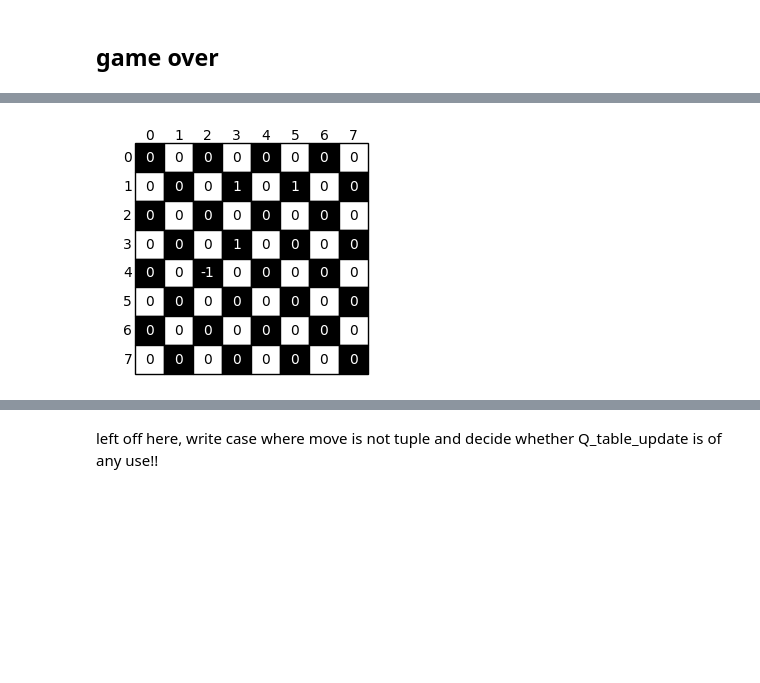
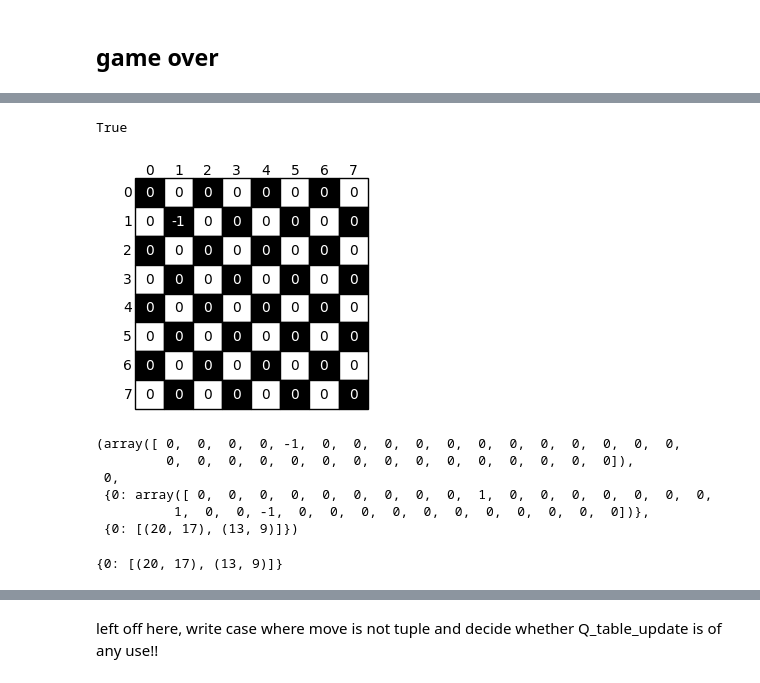
Before and after one commit to federicoschiaffino/Eldo, a Jupyter notebook: Eldo/Q Learning.ipynb, the cells around one changed output, grey strips where cells are left out. Cells and saved outputs as stored; diff of their text form; code cells hidden in the pictures; blank space fills up the shorter version.

```diff
--- a/Eldo/Q Learning.ipynb
+++ b/Eldo/Q Learning.ipynb
@@ -335,2 +237,0 @@ visualize([bb, (0,4)])
-# %%
-ind_board, white_boards = initialise_board(bb, 1, Q_black, black_boards)
@@ -341,22 +238,13 @@ find_move(bb, 1, ind_board, Q_black, black_mult_caps_dict)
-# %%
-bb = np.array([ 0, 0, 0, 0, 0, 0, 0, 0, 0, 0, 0, 0, 0, 0, 0, 0,  0, 0, 0, 0,
-                0, 0, 0, 0, 0, 0, 0, 0, 0, 0, 0, 0,])
-
-bb[17] = -1
-bb[13] = 1
-bb[6] = 1
-bb[5] = 1
-
-
-visualize([bb, -1])
-# %% [output]
-[figure, removed]
+# %%
+isinstance(['my_move'], list)
+# %% [output]
+True
 # %%
-def update_board(initial_board, agent, ind_board, my_move, color_hist, turns_without_cap = 0):
+def update_board(initial_board, agent, ind_board, my_move, color_boards, color_moves, turns_without_cap = 0):
     '''return new board and updates the number of turns without cap'''
     #updates board after move
     #if there is a cap
-    if type(my_move) == list:
+    if isinstance(my_move, list):
         #turns_without_cap = 0
         for cap in my_move:
             initial_board, turns_without_cap = nextState([initial_board, agent, cap], cap, turns_without_cap)
@@ -365,14 +253,18 @@ def update_board(initial_board, agent, ind_board, my_move, color_hist, turns_wit
         #pdb.set_trace()
         initial_board, turns_without_cap = nextState([initial_board, agent, my_move], my_move, turns_without_cap)
     visualize([initial_board, agent])
+
     #add to history of moves in this game
-    if ind_board in color_hist: # Check if ind_board exists in color_hist
+    if ind_board in color_moves: # Check if ind_board exists in color_moves
         #check if this position has already appeared twice - if so end the game
-        if len(color_hist[ind_board]) >= 3:
+        if len(color_moves[ind_board]) >= 3:
             turns_without_cap = 100
             return initial_board, turns_without_cap
-        color_hist[ind_board].append(my_move)
+        color_moves[ind_board].append(my_move)
     else:  # If it doesn't exist, set my_move as the value
-        color_hist[ind_board] = [my_move]
-    return initial_board, turns_without_cap
+        if isinstance(my_move, tuple):
+            color_moves[ind_board] = [my_move]
+        else:
+            color_moves[ind_board] = my_move
+    return initial_board, turns_without_cap, color_boards, color_moves
 # %%
@@ -419,0 +347,16 @@ def play_game(initial_board, agent = -1, turns_without_cap = 0, color_boards = w
+# %%
+ind_board, white_boards = initialise_board(bb, -1, Q_white, white_boards)
+my_move = find_move(bb, -1, ind_board, Q_white, 0)
+update_board(bb, -1, ind_board, my_move, white_boards, white_moves)
+# %% [output]
+[figure, added]
+(array([ 0,  0,  0,  0, -1,  0,  0,  0,  0,  0,  0,  0,  0,  0,  0,  0,  0,
+         0,  0,  0,  0,  0,  0,  0,  0,  0,  0,  0,  0,  0,  0,  0]),
+ 0,
+ {0: array([ 0,  0,  0,  0,  0,  0,  0,  0,  0,  1,  0,  0,  0,  0,  0,  0,  0,
+          1,  0,  0, -1,  0,  0,  0,  0,  0,  0,  0,  0,  0,  0,  0])},
+ {0: [(20, 17), (13, 9)]})
+# %%
+white_moves
+# %% [output]
+{0: [(20, 17), (13, 9)]}
```
Also changed, not shown: parts of 35 cells of this notebook.
